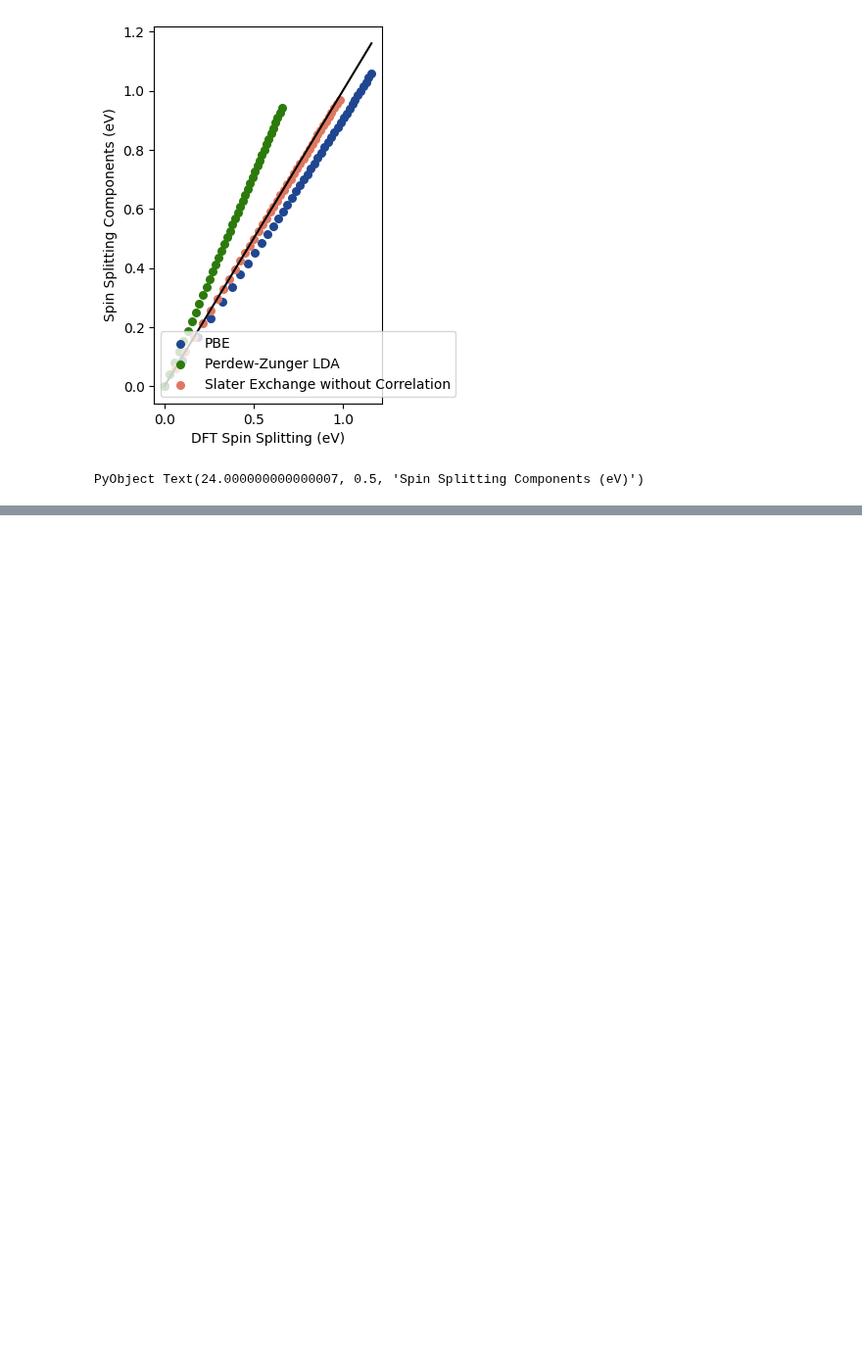
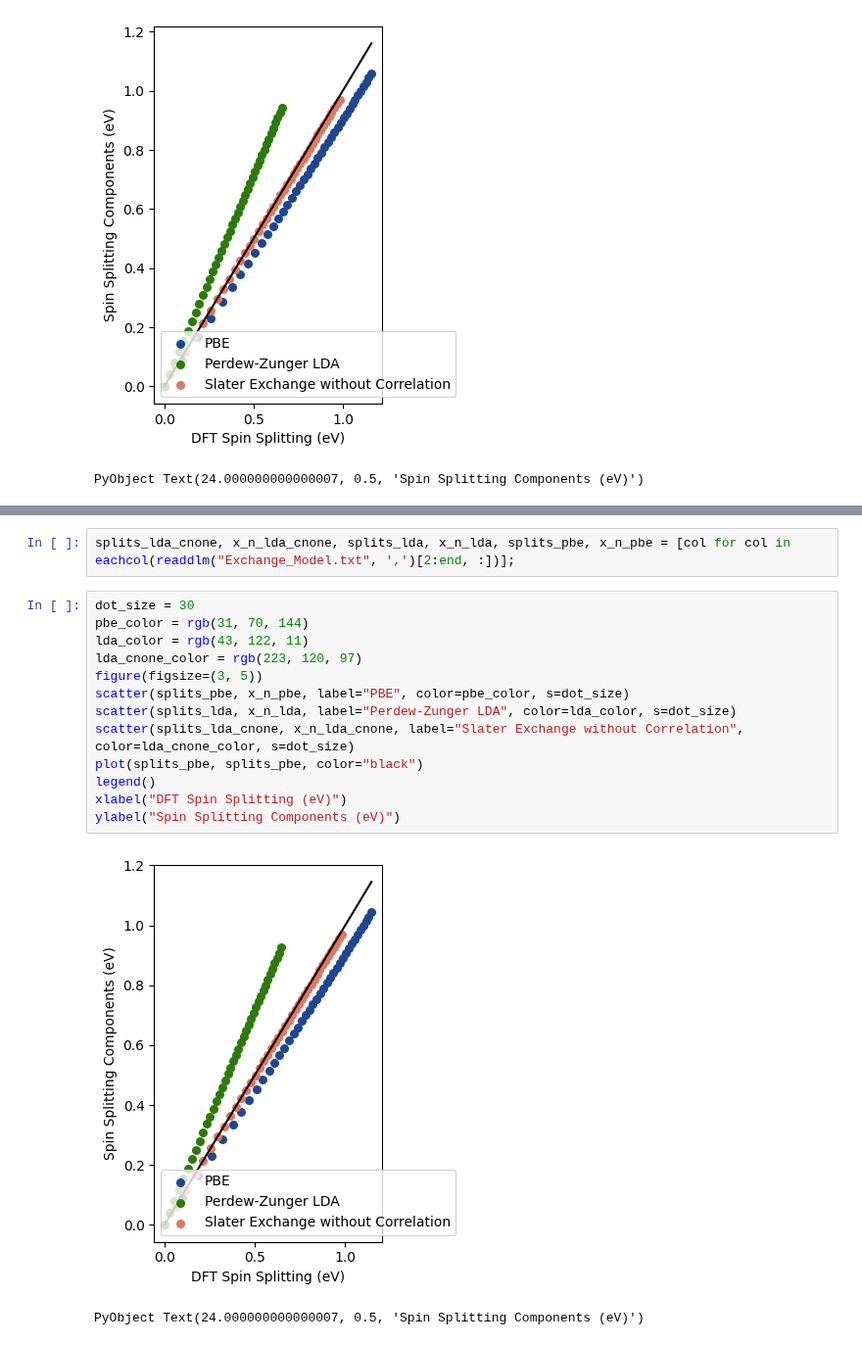
Before and after one commit to AliGhorashiCMT/Plasmons_Paper, a Jupyter notebook: Substitutional_Defects/BN44NC/Doping/Analyze.ipynb, the cells around one changed output, grey strips where cells are left out. Shown at 98% size. Saved outputs shown, nothing was run; the diff lists cells and outputs as text; blank space fills up the shorter version.

```diff
--- a/Substitutional_Defects/BN44NC/Doping/Analyze.ipynb
+++ b/Substitutional_Defects/BN44NC/Doping/Analyze.ipynb
@@ -250,0 +270,18 @@ PyObject Text(24.000000000000007, 0.5, 'Spin Splitting Components (eV)')
+# %%
+splits_lda_cnone, x_n_lda_cnone, splits_lda, x_n_lda, splits_pbe, x_n_pbe = [col for col in eachcol(readdlm("Exchange_Model.txt", ',')[2:end, :])];
+# %%
+dot_size = 30
+pbe_color = rgb(31, 70, 144)
+lda_color = rgb(43, 122, 11)
+lda_cnone_color = rgb(223, 120, 97)
+figure(figsize=(3, 5))
+scatter(splits_pbe, x_n_pbe, label="PBE", color=pbe_color, s=dot_size)
+scatter(splits_lda, x_n_lda, label="Perdew-Zunger LDA", color=lda_color, s=dot_size)
+scatter(splits_lda_cnone, x_n_lda_cnone, label="Slater Exchange without Correlation", color=lda_cnone_color, s=dot_size)
+plot(splits_pbe, splits_pbe, color="black")
+legend()
+xlabel("DFT Spin Splitting (eV)")
+ylabel("Spin Splitting Components (eV)")
+# %% [output]
+[figure, added]
+PyObject Text(24.000000000000007, 0.5, 'Spin Splitting Components (eV)')
```
Also changed, not shown: parts of 9 cells of this notebook, 5 other files.
